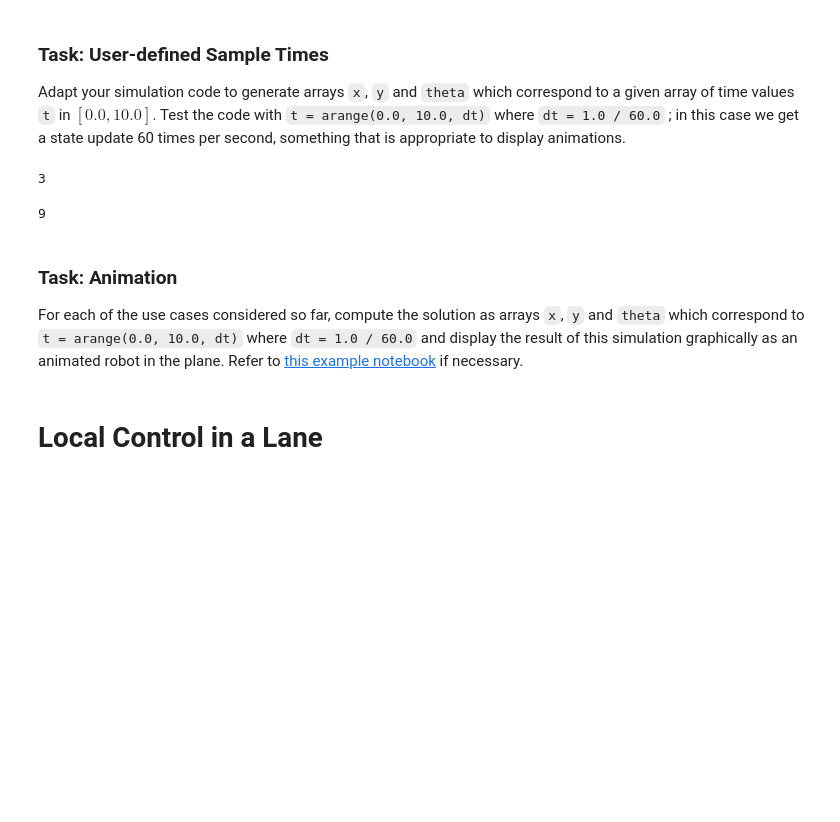
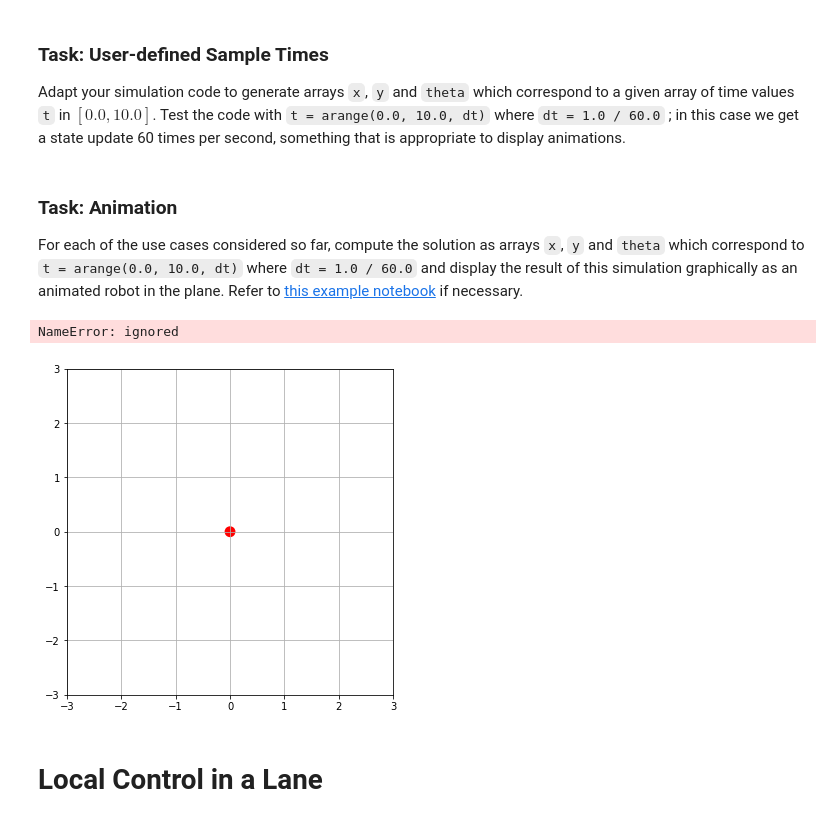
Before and after one commit to asmaesough/Projet-Automatique, a Jupyter notebook: project.ipynb, the cells around one changed output. Saved outputs shown, nothing was run; the diff lists cells and outputs as text; code cells hidden in the pictures; blank space fills up the shorter version.

```diff
--- a/project.ipynb
+++ b/project.ipynb
@@ -242,19 +242,80 @@ x0 =  0  y0 =  0  theta0 =  0
 ### Task: User-defined Sample Times
 
 Adapt your simulation code to generate arrays `x`, `y` and `theta` which correspond to a given array of time values `t` in $[0.0, 10.0]$. Test the code with `t = arange(0.0, 10.0, dt)` where `dt = 1.0 / 60.0` ; in this case we get a state update 60 times per second, something that is appropriate to display animations.
-# %%
-a=1+2
-a
-# %% [output]
-3
-# %%
-4+5
-# %% [output]
-9
+# %%
+def fun(t,X):
+    omega=[omega_l(t),omega_r(t)]
+    return f(t, X, omega)
+
+#Set an intervale of 10 seconds
+t_span = [0.0, 10.0]
+
+#Initial values
+X0 = [0, 0, 0]
+result = solve_ivp(fun=fun, t_span=t_span, y0=X0, dense_output=True, max_step=0.1)
+deltat=1.0 / 60.0
+
+Int = arange(0.0, 10.0, deltat)
+
+x, y, theta = result['sol'](Int)
 # %% [markdown]
 ### Task: Animation
 
 For each of the use cases considered so far, compute the solution as arrays `x`, `y` and `theta` which correspond to `t = arange(0.0, 10.0, dt)` where `dt = 1.0 / 60.0` and display the result of this simulation graphically as an animated robot in the plane. Refer to [this example notebook](https://github.com/boisgera/control-engineering-with-python/blob/master/examples/animation.ipynb) if necessary.
+# %%
+ori = linspace(0, 2*pi, 1000)
+
+fig = figure()
+ax = fig.add_subplot(111, autoscale_on=False, xlim=(-3, 3), ylim=(-3, 3))
+ax.set_aspect('equal')
+ax.grid()
+
+lines = [plot([],[])[0] for _ in range(4)]
+circle = Circle([0.0, 0.0], radius=0.1, fc="r")
+ax.add_artist(circle)
+time_template = 'time = %.1fs'
+time_text = ax.text(0.05, 0.9, '', transform=ax.transAxes)
+
+
+# fonction à définir quand blit=True
+# crée l'arrière de l'animation qui sera présent sur chaque image
+def init():
+    for line in lines:
+        line.set_data([],[])
+        time_text.set_text('')
+    return lines, circle, time_text
+
+def animate(i):
+    x1 = x[i]+(D/2)*cos(ori)
+    x2 = y[i]+(D/2)*sin(ori)
+    lines[0].set_data(x1,x2)
+
+    x0d=x[i]+(D/2)*sin(theta[i])
+    y0d=y[i]-(D/2)*cos(theta[i])
+    xroued=linspace(x0d-R*cos(theta[i]),x0d+R*cos(theta[i]),2)
+    yroued=y0d+(xroued-x0d)*tan(theta[i])
+    lines[1].set_data(xroued,yroued)
+
+    x0g=x[i]+(D/2)*sin(theta[i]+pi)
+    y0g=y[i]-(D/2)*cos(theta[i]+pi)
+    xroueg=linspace(x0g-R*cos(theta[i]),x0g+R*cos(theta[i]),2)
+    yroueg=y0g+(xroueg-x0g)*tan(theta[i])
+    lines[2].set_data(xroueg,yroueg)
+
+    y1 = x[0:i+1]
+    y2 = y[0:i+1]
+    lines[3].set_data(y1,y2)
+
+    circle.center = [x[i]+(D/2)*cos(theta[i]),y[i]+(D/2)*sin(theta[i])]
+    time_text.set_text(time_template % (i*deltat))
+    return lines, circle, time_text
+
+ani = FuncAnimation(fig, animate, init_func=init, frames=range(0,len(Int)), blit=True, interval=deltat*1000, repeat=False)
+
+show()
+# %% [output]
+NameError: ignored
+[figure, added]
 # %% [markdown]
 Local Control in a Lane
 ===================
```
Also changed, not shown: parts of 2 cells of this notebook.
